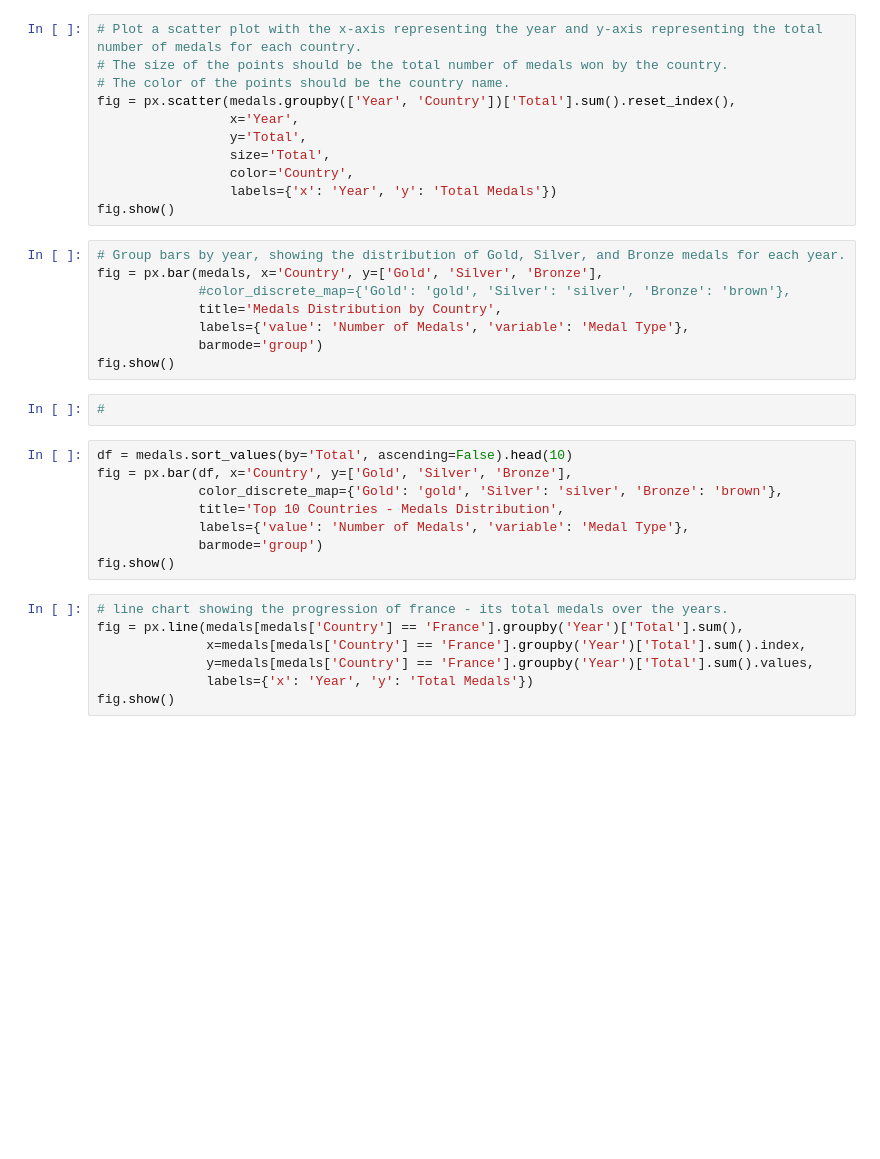
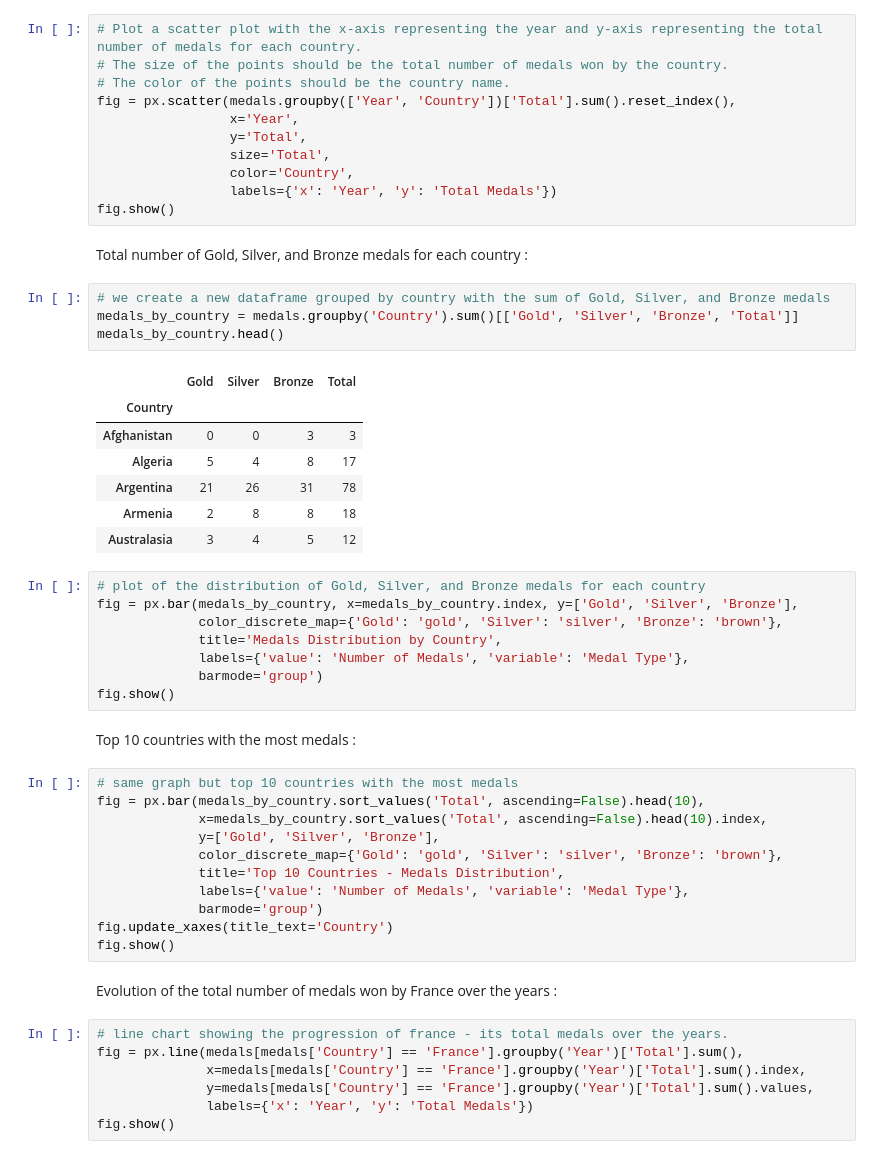
Before and after one commit to Maryam-Dollet/Webscraping_project, a Jupyter notebook: analysis_on_scraped_data.ipynb, the cells around one changed output. Saved outputs shown, nothing was run; the diff lists cells and outputs as text; blank space fills up the shorter version.

Commit message:
graphes plus beaux

```diff
--- a/analysis_on_scraped_data.ipynb
+++ b/analysis_on_scraped_data.ipynb
@@ -139,24 +139,43 @@ fig = px.scatter(medals.groupby(['Year', 'Country'])['Total'].sum().reset_index(
                  color='Country',
                  labels={'x': 'Year', 'y': 'Total Medals'})
 fig.show()
+# %% [markdown]
+Total number of Gold, Silver, and Bronze medals for each country :
+# %%
+# we create a new dataframe grouped by country with the sum of Gold, Silver, and Bronze medals
+medals_by_country = medals.groupby('Country').sum()[['Gold', 'Silver', 'Bronze', 'Total']]
+medals_by_country.head()
+# %% [output]
+|  | Gold | Silver | Bronze | Total |
+| Country |  |  |  |  |
+| Afghanistan | 0 | 0 | 3 | 3 |
+| Algeria | 5 | 4 | 8 | 17 |
+| Argentina | 21 | 26 | 31 | 78 |
+| Armenia | 2 | 8 | 8 | 18 |
+| Australasia | 3 | 4 | 5 | 12 |
 # %%
-# Group bars by year, showing the distribution of Gold, Silver, and Bronze medals for each year.
-fig = px.bar(medals, x='Country', y=['Gold', 'Silver', 'Bronze'],
-             #color_discrete_map={'Gold': 'gold', 'Silver': 'silver', 'Bronze': 'brown'},
+# plot of the distribution of Gold, Silver, and Bronze medals for each country
+fig = px.bar(medals_by_country, x=medals_by_country.index, y=['Gold', 'Silver', 'Bronze'],
+             color_discrete_map={'Gold': 'gold', 'Silver': 'silver', 'Bronze': 'brown'},
              title='Medals Distribution by Country',
              labels={'value': 'Number of Medals', 'variable': 'Medal Type'},
              barmode='group')
 fig.show()
-# %%
-#
+# %% [markdown]
+Top 10 countries with the most medals :
 # %%
-df = medals.sort_values(by='Total', ascending=False).head(10)
-fig = px.bar(df, x='Country', y=['Gold', 'Silver', 'Bronze'],
+# same graph but top 10 countries with the most medals
+fig = px.bar(medals_by_country.sort_values('Total', ascending=False).head(10),
+             x=medals_by_country.sort_values('Total', ascending=False).head(10).index,
+             y=['Gold', 'Silver', 'Bronze'],
              color_discrete_map={'Gold': 'gold', 'Silver': 'silver', 'Bronze': 'brown'},
              title='Top 10 Countries - Medals Distribution',
              labels={'value': 'Number of Medals', 'variable': 'Medal Type'},
              barmode='group')
+fig.update_xaxes(title_text='Country')
 fig.show()
+# %% [markdown]
+Evolution of the total number of medals won by France over the years :
 # %%
 # line chart showing the progression of france - its total medals over the years.
 fig = px.line(medals[medals['Country'] == 'France'].groupby('Year')['Total'].sum(),
```
